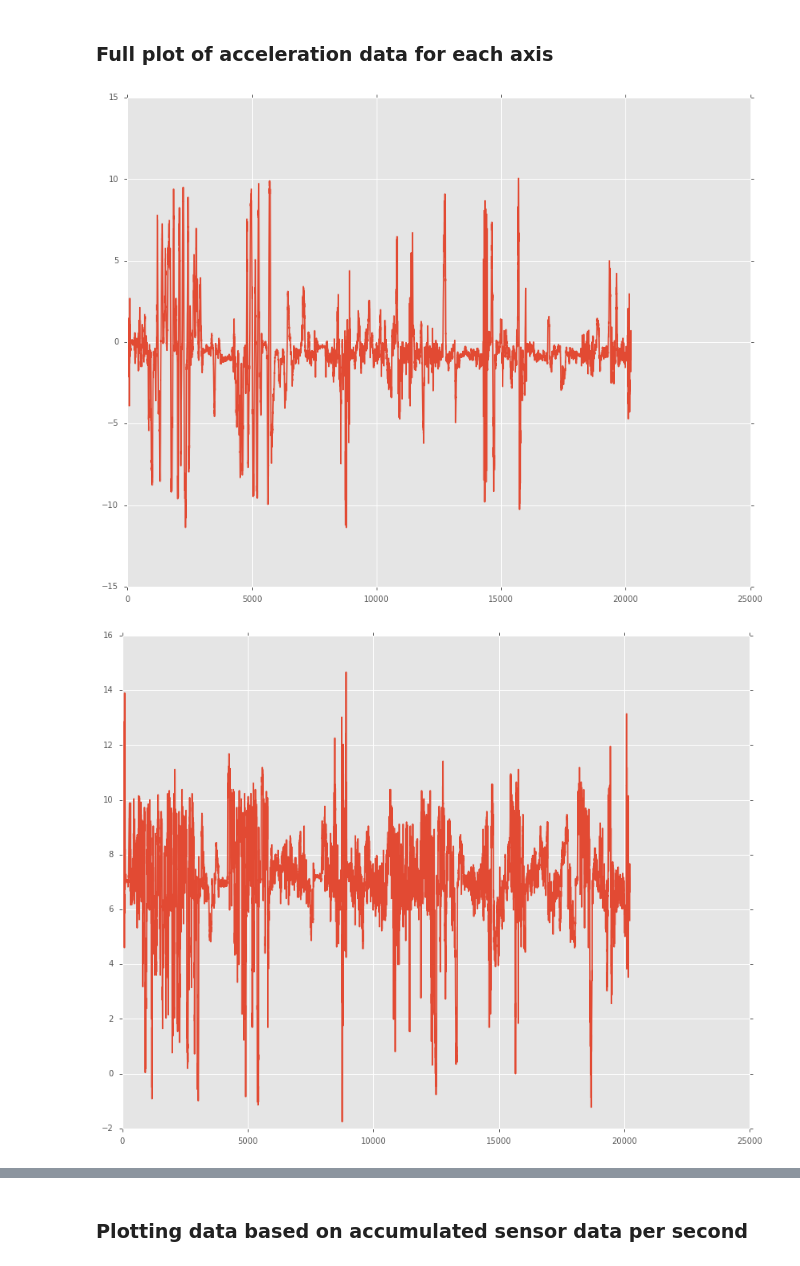
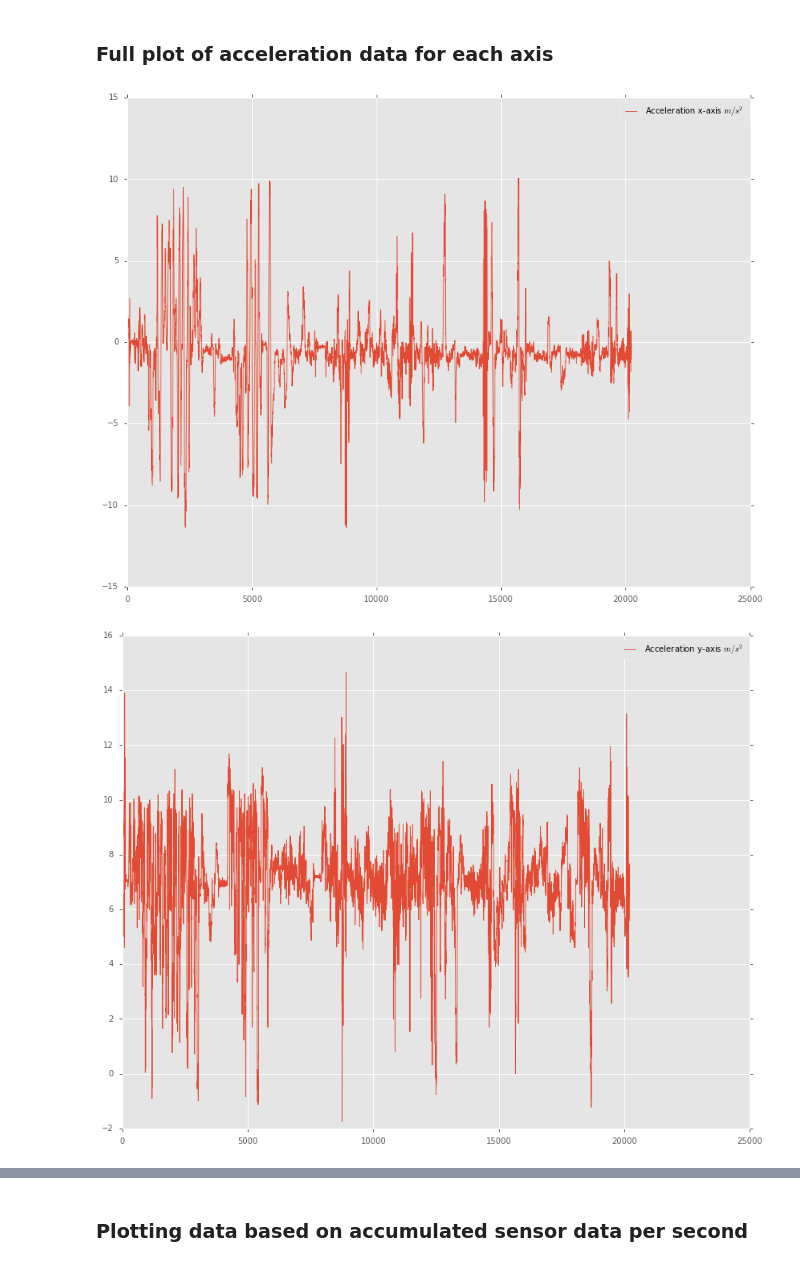
Before and after one commit to AlexImmer/TuevAnalysis, a Jupyter notebook: OutputAnalytics.ipynb, the cells around one changed output, grey strips where cells are left out. Cells and saved outputs as stored; diff of their text form; code cells hidden in the pictures.

```diff
--- a/OutputAnalytics.ipynb
+++ b/OutputAnalytics.ipynb
@@ -23,12 +23,15 @@ res = read_device_log(file_name)
 # %% [markdown]
 ### Full plot of acceleration data for each axis
 # %%
-plt.plot(res['acc_x'])
+plt.plot(res['acc_x'], linewidth=0.9, label='Acceleration x-axis $m/s^2$')
+plt.legend()
 plt.show()
-plt.plot(res['acc_y'])
+plt.plot(res['acc_y'], linewidth=0.9, label='Acceleration y-axis $m/s^2$')
+plt.legend()
 plt.show()
-plt.plot(res['acc_z'])
+plt.plot(res['acc_z'], linewidth=0.9, label='Acceleration z-axis $m/s^2$')
+plt.legend()
 plt.show()
 # %% [output]
-[figure, old version]
+[figure, new version]
-[figure, old version]
+[figure, new version]
```
Also changed, not shown: parts of 1 cell of this notebook, 1 other file.
